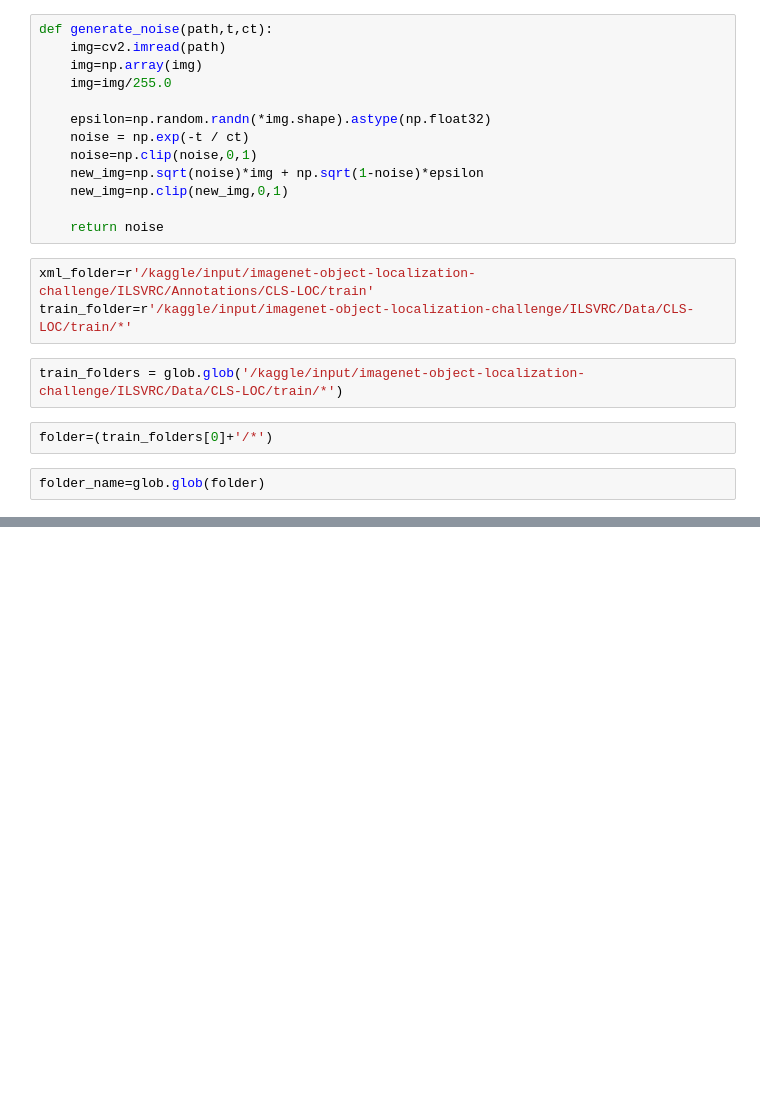
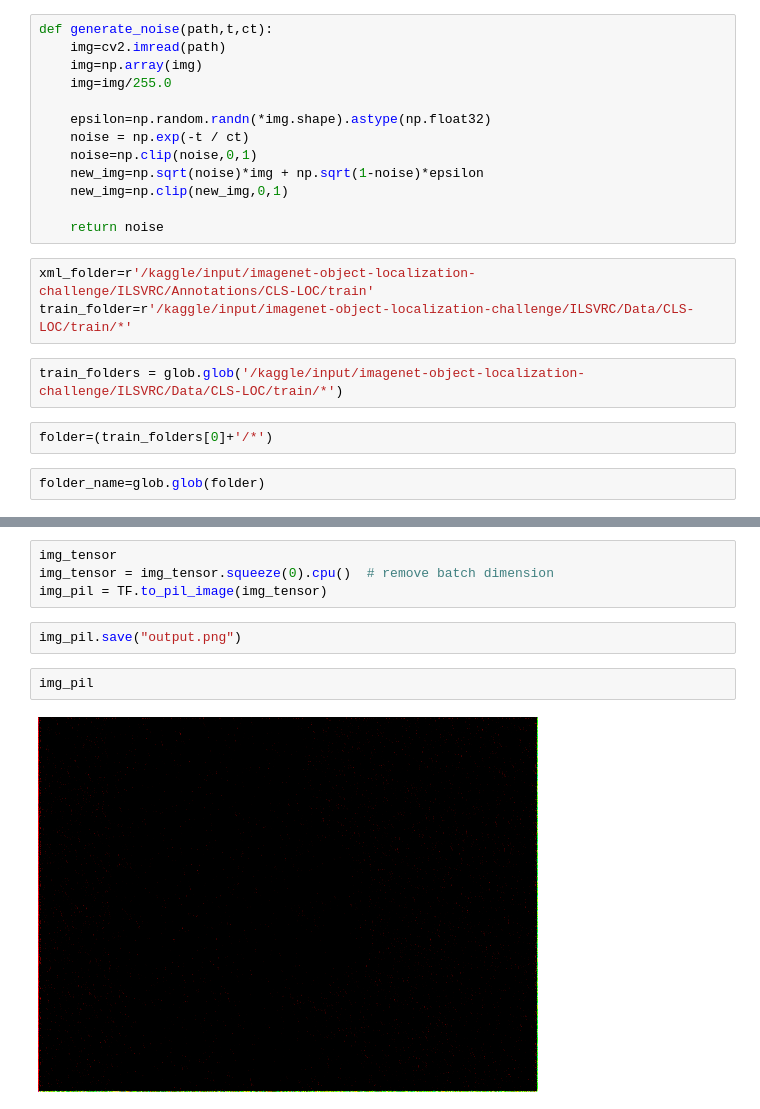
Before and after one commit to Ankit-1204/Implementation, a Jupyter notebook: Diffusion.ipynb, the cells around one changed output, grey strips where cells are left out. Cells and saved outputs as stored; diff of their text form; blank space fills up the shorter version.

```diff
--- a/Diffusion.ipynb
+++ b/Diffusion.ipynb
@@ -129,0 +196,10 @@ train(folder_name,100)
+# %%
+img_tensor
+img_tensor = img_tensor.squeeze(0).cpu()  # remove batch dimension
+img_pil = TF.to_pil_image(img_tensor)
+# %%
+img_pil.save("output.png")
+# %%
+img_pil
+# %% [output]
+[figure, added]
```
Also changed, not shown: parts of 15 cells of this notebook.
